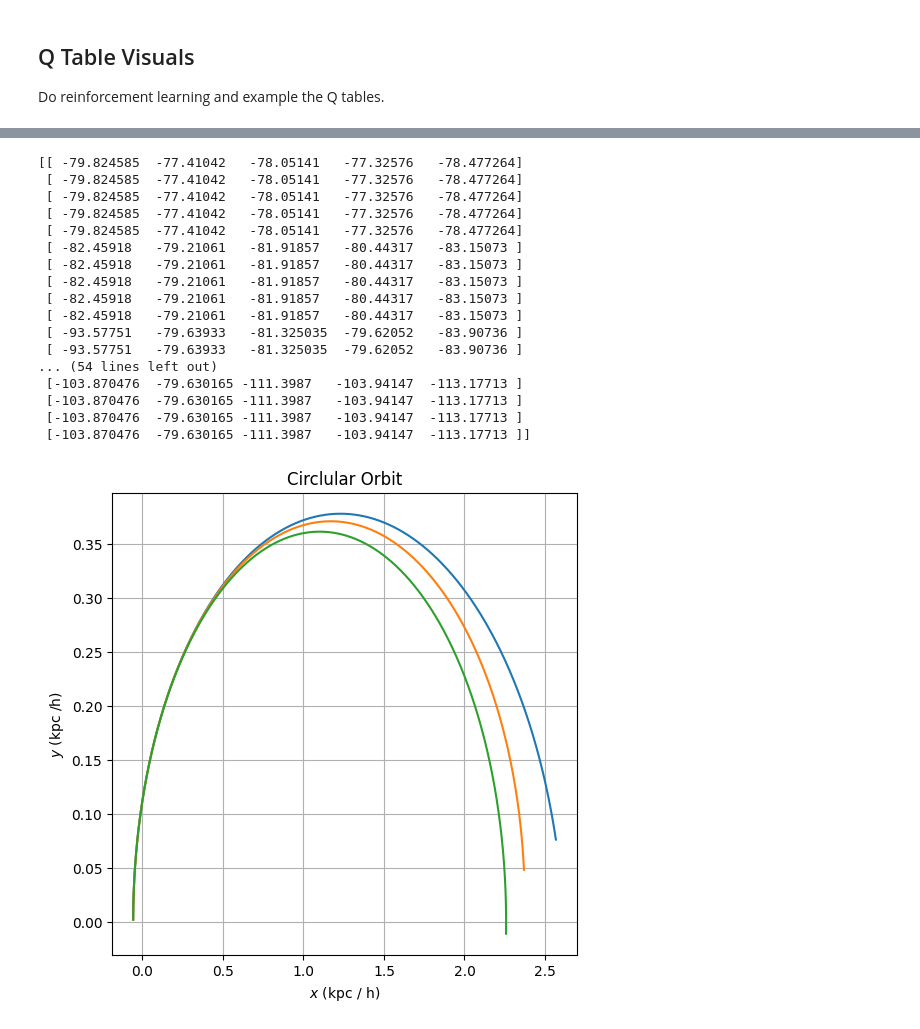
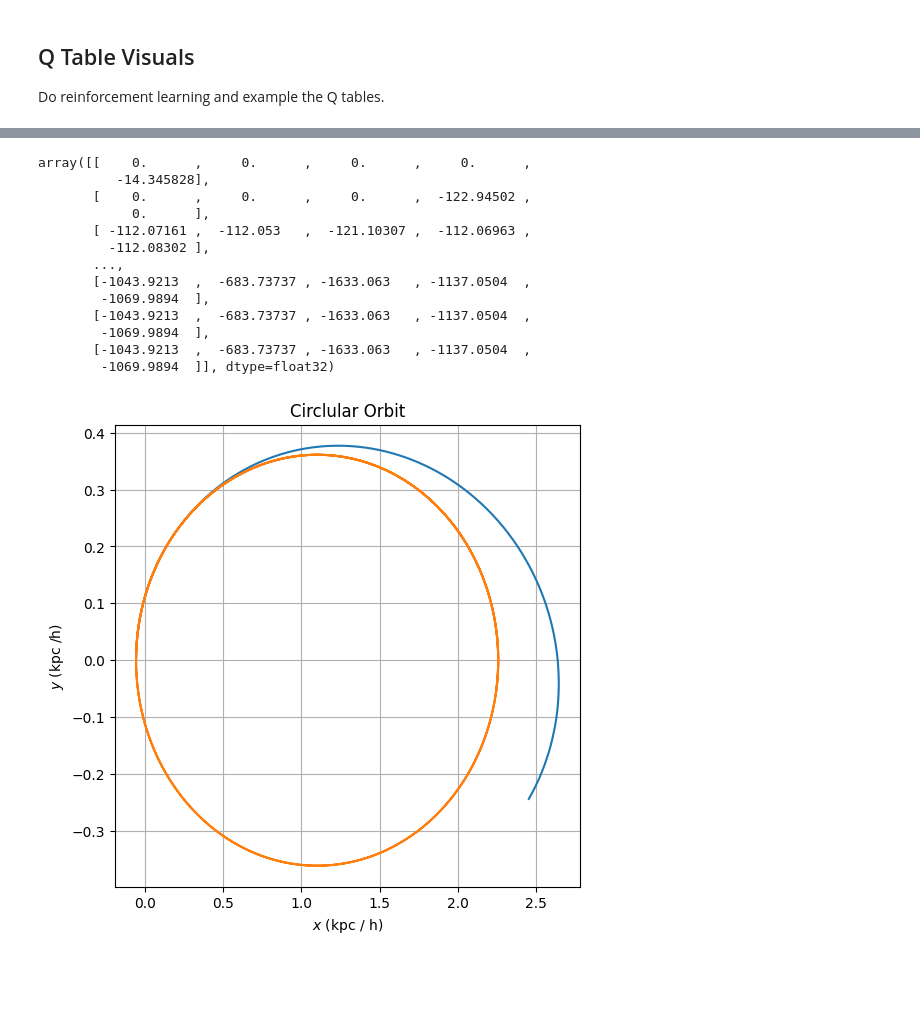
Before and after one commit to bauerj4/reinforcement-learning-based-nbody-timestepping, a Jupyter notebook: notebooks/two_body_orbits_q_learning.ipynb, the cells around one changed output, grey strips where cells are left out. Cells and saved outputs as stored; diff of their text form; code cells hidden in the pictures; blank space fills up the shorter version.

```diff
--- a/notebooks/two_body_orbits_q_learning.ipynb
+++ b/notebooks/two_body_orbits_q_learning.ipynb
@@ -186,10 +186,10 @@ Do reinforcement learning and example the Q tables.
 # %%
 from scipy.interpolate import interp1d
 
-agent_elliptical = "big_body_small_body_e_0.95_agent_learned_timestep"
+agent_elliptical = "big_body_small_body_e_0.95_agent_learned_timestep_energy_weighted"
 
 agent_elliptical_energies = pd.read_csv(
-    os.path.join(data_dir, agent_elliptical, "99.energies.dat"),
+    os.path.join(data_dir, agent_elliptical, "0.energies.dat"),
     names=["Time (Gyr)", "Min Timestep (Gyr)", "Max Timestep (Gyr)", "Energy (G=1 units)", "Acceleration calculations"]
 )
 agent_elliptical_relative_energies = abs(agent_elliptical_energies["Energy (G=1 units)"] - agent_elliptical_energies["Energy (G=1 units)"][0]) / -agent_elliptical_energies["Energy (G=1 units)"][0]
@@ -214,51 +214,48 @@ plt.yscale("log")
 import numpy as np
 
 q_table = np.load(os.path.join(data_dir, agent_elliptical, "q_table.npy"))
-print(q_table[np.where(q_table != 0)[0]])
+q_table[np.where(q_table != 0)[0]]
 # %% [output]
-[[ -79.824585  -77.41042   -78.05141   -77.32576   -78.477264]
- [ -79.824585  -77.41042   -78.05141   -77.32576   -78.477264]
- [ -79.824585  -77.41042   -78.05141   -77.32576   -78.477264]
- [ -79.824585  -77.41042   -78.05141   -77.32576   -78.477264]
- [ -79.824585  -77.41042   -78.05141   -77.32576   -78.477264]
- [ -82.45918   -79.21061   -81.91857   -80.44317   -83.15073 ]
- [ -82.45918   -79.21061   -81.91857   -80.44317   -83.15073 ]
- [ -82.45918   -79.21061   -81.91857   -80.44317   -83.15073 ]
- [ -82.45918   -79.21061   -81.91857   -80.44317   -83.15073 ]
- [ -82.45918   -79.21061   -81.91857   -80.44317   -83.15073 ]
- [ -93.57751   -79.63933   -81.325035  -79.62052   -83.90736 ]
- [ -93.57751   -79.63933   -81.325035  -79.62052   -83.90736 ]
-... (54 lines left out)
- [-103.870476  -79.630165 -111.3987   -103.94147  -113.17713 ]
- [-103.870476  -79.630165 -111.3987   -103.94147  -113.17713 ]
- [-103.870476  -79.630165 -111.3987   -103.94147  -113.17713 ]
- [-103.870476  -79.630165 -111.3987   -103.94147  -113.17713 ]]
+array([[    0.      ,     0.      ,     0.      ,     0.      ,
+          -14.345828],
+       [    0.      ,     0.      ,     0.      ,  -122.94502 ,
+            0.      ],
+       [ -112.07161 ,  -112.053   ,  -121.10307 ,  -112.06963 ,
+         -112.08302 ],
+       ...,
+       [-1043.9213  ,  -683.73737 , -1633.063   , -1137.0504  ,
+        -1069.9894  ],
+       [-1043.9213  ,  -683.73737 , -1633.063   , -1137.0504  ,
+        -1069.9894  ],
+       [-1043.9213  ,  -683.73737 , -1633.063   , -1137.0504  ,
+        -1069.9894  ]], dtype=float32)
 # %%
 agent_p1_e_0 = pd.read_csv(
-    os.path.join(data_dir, agent_elliptical, "episode.particle.0.0.dat"),
+    os.path.join(data_dir, agent_elliptical, "episode.particle.0.5.dat"),
     names=["Time (Gyr)", "x", "y", "z", "vx", "vy", "vz", "ax", "ay", "az"]
 )
 
-agent_p1_e_10 = pd.read_csv(
-    os.path.join(data_dir, agent_elliptical, "episode.particle.0.9.dat"),
-    names=["Time (Gyr)", "x", "y", "z", "vx", "vy", "vz", "ax", "ay", "az"]
-)
+# agent_p1_e_10 = pd.read_csv(
+#     os.path.join(data_dir, agent_elliptical, "episode.particle.0.9.dat"),
+#     names=["Time (Gyr)", "x", "y", "z", "vx", "vy", "vz", "ax", "ay", "az"]
+# )
 
-agent_p1_e_100 = pd.read_csv(
-    os.path.join(data_dir, agent_elliptical, "episode.particle.0.99.dat"),
-    names=["Time (Gyr)", "x", "y", "z", "vx", "vy", "vz", "ax", "ay", "az"]
-)
+# agent_p1_e_100 = pd.read_csv(
+#     os.path.join(data_dir, agent_elliptical, "episode.particle.0.90.dat"),
+#     names=["Time (Gyr)", "x", "y", "z", "vx", "vy", "vz", "ax", "ay", "az"]
+# )
 # Create a figure with two subplots sharing the y-axis
 fig, ax1 = plt.subplots(1, 1, figsize=(6, 6), sharey=True)
 
 # Plot the first orbit on the first panel
 ax1.plot(agent_p1_e_0['x'], agent_p1_e_0['y'], label="Episode 0")
-ax1.plot(agent_p1_e_10['x'], agent_p1_e_10['y'], label="Episode 10")
-ax1.plot(agent_p1_e_100['x'], agent_p1_e_100['y'], label="Episode 100")
+# ax1.plot(agent_p1_e_10['x'], agent_p1_e_10['y'], label="Episode 10")
+# ax1.plot(agent_p1_e_100['x'], agent_p1_e_100['y'], label="Episode 100")
+ax1.plot(leapfrog_order_2_elliptical_baseline_p1['x'], leapfrog_order_2_elliptical_baseline_p1['y'], label="Verlet")
 
 ax1.set_xlabel("$x$ (kpc / h)")
 ax1.set_ylabel("$y$ (kpc /h)")
 ax1.set_title("Circlular Orbit")
 ax1.grid(True)
 # %% [output]
-[figure, old version]
+[figure, new version]
```
Also changed, not shown: parts of 1 cell of this notebook, 8 other files.
